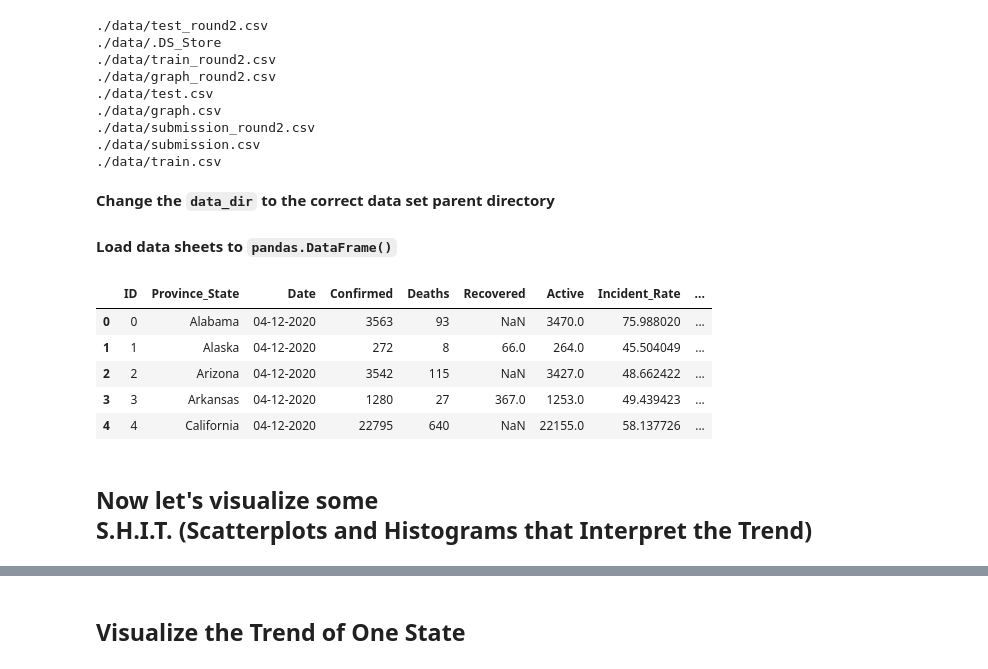
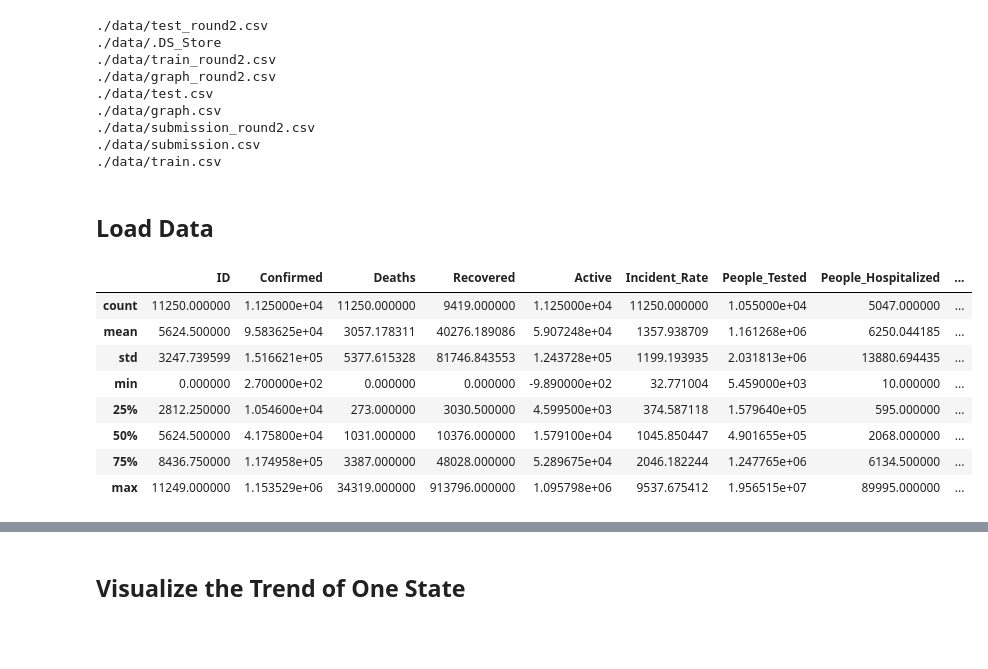
Before and after one commit to JackZhao98/COVID19-Prediction, a Jupyter notebook: RNN_LSTM.ipynb, the cells around one changed output, grey strips where cells are left out. Saved outputs shown, nothing was run; the diff lists cells and outputs as text; code cells hidden in the pictures; blank space fills up the shorter version.

```diff
--- a/RNN_LSTM.ipynb
+++ b/RNN_LSTM.ipynb
@@ -26,5 +24,3 @@ for dirname, _, filenames in os.walk('./data'):
 ./data/submission_round2.csv
 ./data/submission.csv
 ./data/train.csv
-# %% [markdown]
-**Change the `data_dir` to the correct data set parent directory**
@@ -33,21 +27,21 @@ data_dir = "data"
+# %% [markdown]
+## Load Data
 # %%
-train_data_path = os.path.join(data_dir, "train_round2.csv")
-test_data_path  = os.path.join(data_dir, "test_round2.csv")
-graph_data_path = os.path.join(data_dir, "graph_round2.csv")
+data_dir = 'data'
+temporal_data_path = os.path.join(data_dir, 'train_round2.csv')
+mobility_data_path = os.path.join(data_dir, 'graph_round2.csv')
+
+temporal_data = pd.read_csv(temporal_data_path)
+temporal_data.describe()
+#  training data from 04/12/2020 to 11/22/2020.
+# %% [output]
+|  | ID | Confirmed | Deaths | Recovered | Active | Incident_Rate | People_Tested | People_Hospitalized | ... |
+| count | 11250.000000 | 1.125000e+04 | 11250.000000 | 9419.000000 | 1.125000e+04 | 11250.000000 | 1.055000e+04 | 5047.000000 | ... |
+| mean | 5624.500000 | 9.583625e+04 | 3057.178311 | 40276.189086 | 5.907248e+04 | 1357.938709 | 1.161268e+06 | 6250.044185 | ... |
+| std | 3247.739599 | 1.516621e+05 | 5377.615328 | 81746.843553 | 1.243728e+05 | 1199.193935 | 2.031813e+06 | 13880.694435 | ... |
+| min | 0.000000 | 2.700000e+02 | 0.000000 | 0.000000 | -9.890000e+02 | 32.771004 | 5.459000e+03 | 10.000000 | ... |
+| 25% | 2812.250000 | 1.054600e+04 | 273.000000 | 3030.500000 | 4.599500e+03 | 374.587118 | 1.579640e+05 | 595.000000 | ... |
+| 50% | 5624.500000 | 4.175800e+04 | 1031.000000 | 10376.000000 | 1.579100e+04 | 1045.850447 | 4.901655e+05 | 2068.000000 | ... |
+| 75% | 8436.750000 | 1.174958e+05 | 3387.000000 | 48028.000000 | 5.289675e+04 | 2046.182244 | 1.247765e+06 | 6134.500000 | ... |
+| max | 11249.000000 | 1.153529e+06 | 34319.000000 | 913796.000000 | 1.095798e+06 | 9537.675412 | 1.956515e+07 | 89995.000000 | ... |
-# %% [markdown]
-**Load data sheets to `pandas.DataFrame()`**
-# %%
-train_data = pd.read_csv(train_data_path)
-# train_data = train_data.loc[:,'ID':'Active']
-
-train_data.head()
-# %% [output]
-|  | ID | Province_State | Date | Confirmed | Deaths | Recovered | Active | Incident_Rate | ... |
-| 0 | 0 | Alabama | 04-12-2020 | 3563 | 93 | NaN | 3470.0 | 75.988020 | ... |
-| 1 | 1 | Alaska | 04-12-2020 | 272 | 8 | 66.0 | 264.0 | 45.504049 | ... |
-| 2 | 2 | Arizona | 04-12-2020 | 3542 | 115 | NaN | 3427.0 | 48.662422 | ... |
-| 3 | 3 | Arkansas | 04-12-2020 | 1280 | 27 | 367.0 | 1253.0 | 49.439423 | ... |
-| 4 | 4 | California | 04-12-2020 | 22795 | 640 | NaN | 22155.0 | 58.137726 | ... |
-# %% [markdown]
-## Now let's visualize some <br>S.H.I.T. (Scatterplots and Histograms that Interpret the Trend)
 # %%
```
Also changed, not shown: parts of 21 cells of this notebook.
